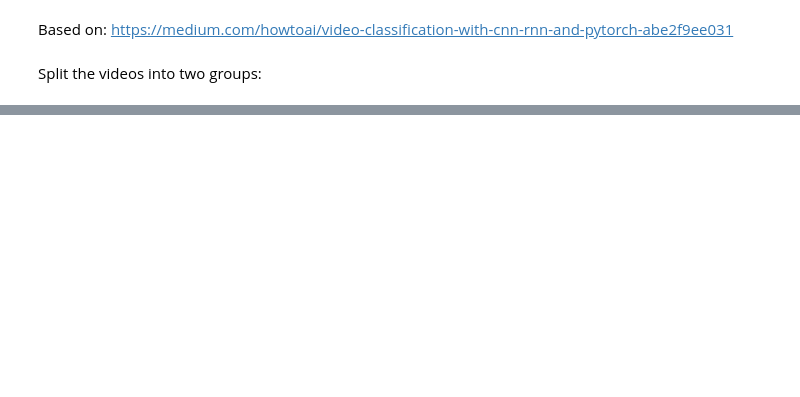
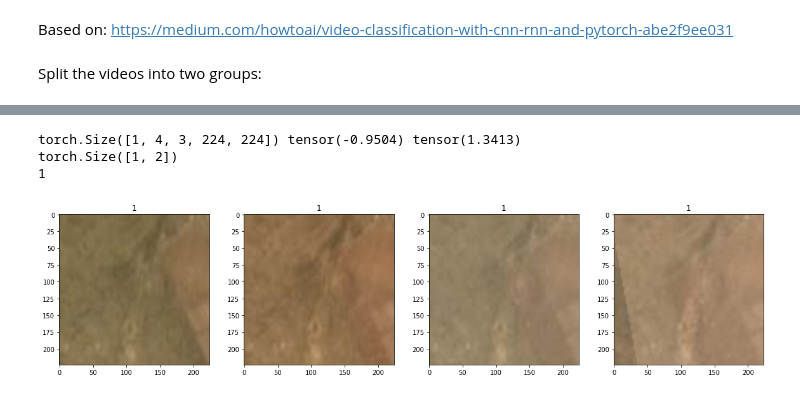
Before and after one commit to kassenov/sat-rnn, a Jupyter notebook: notebooks/Sat-CNN.ipynb, the cells around one changed output, grey strips where cells are left out. Drawn from its saved outputs; the diff is of its cells as text; code cells hidden in the pictures; blank space fills up the shorter version.

```diff
--- a/notebooks/Sat-CNN.ipynb
+++ b/notebooks/Sat-CNN.ipynb
@@ -239,0 +529,25 @@ torch.Size([16, 3, 3, 112, 112]) torch.Size([16])
+# %%
+idx = 6
+
+imgs = test_ds.get(idx, label)
+
+print(imgs.shape, torch.min(imgs),torch.max(imgs))
+
+with torch.no_grad():
+    out = model(imgs.to(device)).cpu()
+    print(out.shape)
+    pred = torch.argmax(out).item()
+    print(pred)
+
+imgs, label = test_ds[idx]
+
+plt.figure(figsize=(20,20))
+for ii,img in enumerate(imgs[:8]):
+    plt.subplot(4,4,ii+1)
+    plt.imshow(denormalize(img, mean, std))
+    plt.title(label)
+# %% [output]
+torch.Size([1, 4, 3, 224, 224]) tensor(-0.9504) tensor(1.3413)
+torch.Size([1, 2])
+1
+[figure, added]
```
Also changed, not shown: parts of 23 cells of this notebook.
